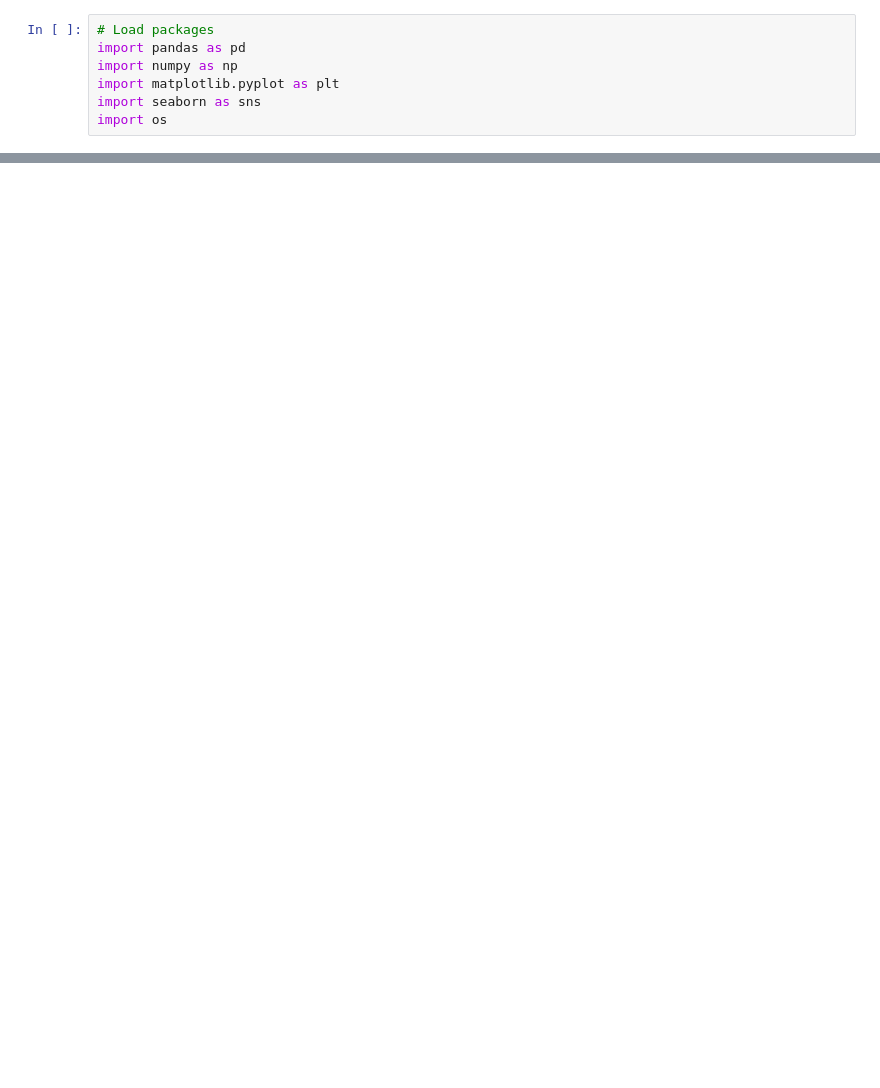
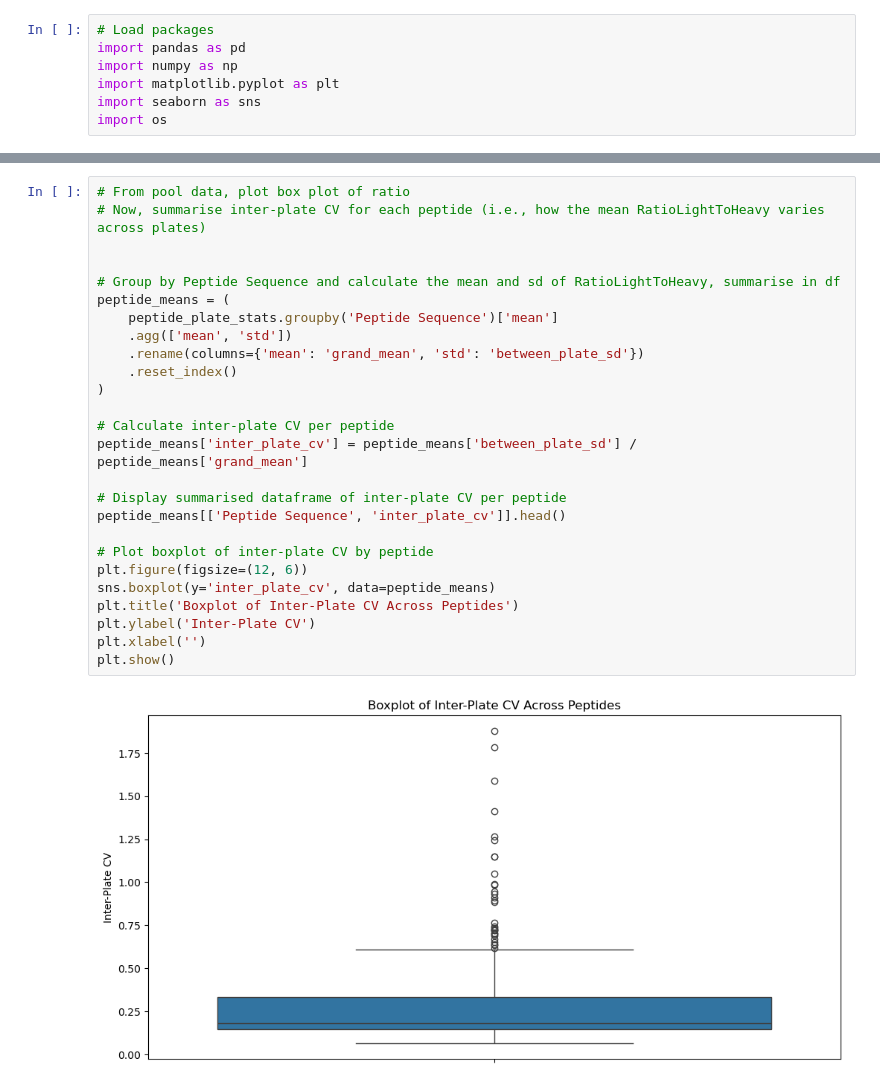
Before and after one commit to thanadol-git/kardemumma, a Jupyter notebook: ratio_picking.ipynb, the cells around one changed output, grey strips where cells are left out. Saved outputs shown, nothing was run; the diff lists cells and outputs as text; blank space fills up the shorter version.

```diff
--- a/ratio_picking.ipynb
+++ b/ratio_picking.ipynb
@@ -166,0 +305,28 @@ plt.show()
+# %%
+# From pool data, plot box plot of ratio
+# Now, summarise inter-plate CV for each peptide (i.e., how the mean RatioLightToHeavy varies across plates)
+
+
+# Group by Peptide Sequence and calculate the mean and sd of RatioLightToHeavy, summarise in df
+peptide_means = (
+    peptide_plate_stats.groupby('Peptide Sequence')['mean']
+    .agg(['mean', 'std'])
+    .rename(columns={'mean': 'grand_mean', 'std': 'between_plate_sd'})
+    .reset_index()
+)
+
+# Calculate inter-plate CV per peptide
+peptide_means['inter_plate_cv'] = peptide_means['between_plate_sd'] / peptide_means['grand_mean']
+
+# Display summarised dataframe of inter-plate CV per peptide
+peptide_means[['Peptide Sequence', 'inter_plate_cv']].head()
+
+# Plot boxplot of inter-plate CV by peptide
+plt.figure(figsize=(12, 6))
+sns.boxplot(y='inter_plate_cv', data=peptide_means)
+plt.title('Boxplot of Inter-Plate CV Across Peptides')
+plt.ylabel('Inter-Plate CV')
+plt.xlabel('')
+plt.show()
+# %% [output]
+[figure, added]
```
Also changed, not shown: parts of 27 cells of this notebook.
